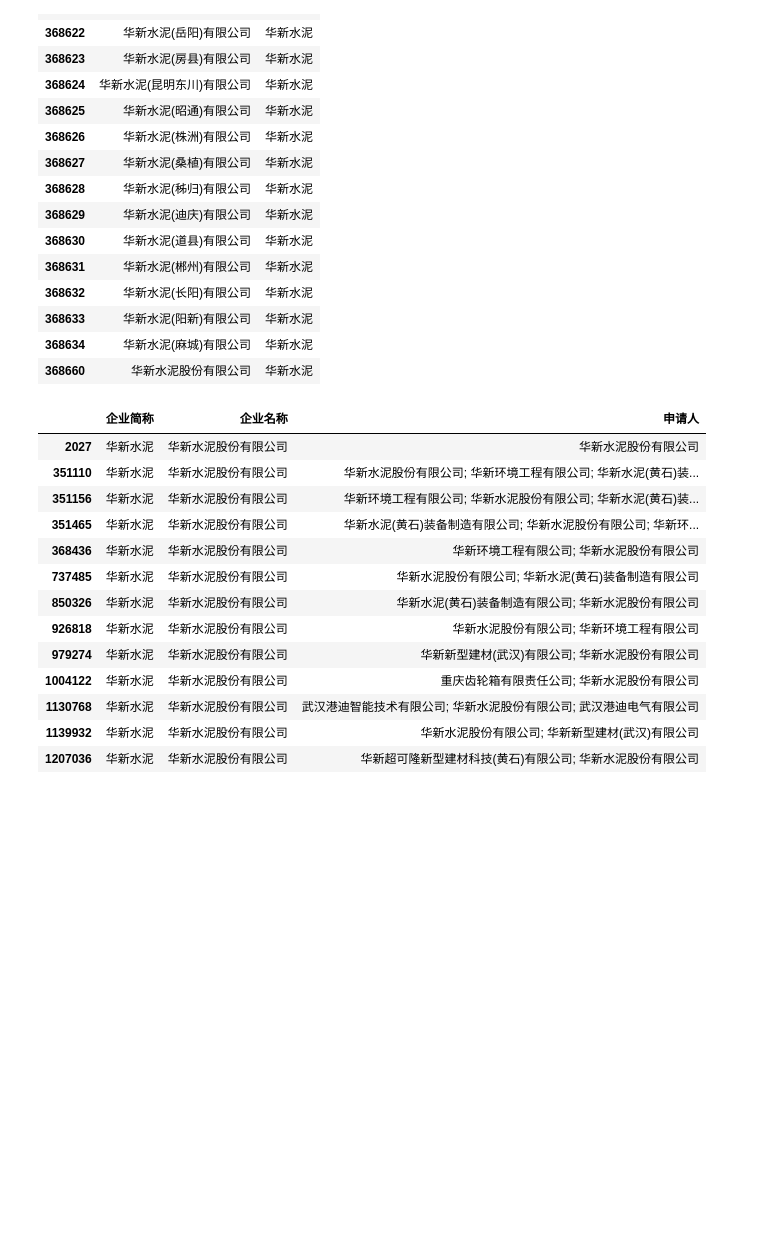
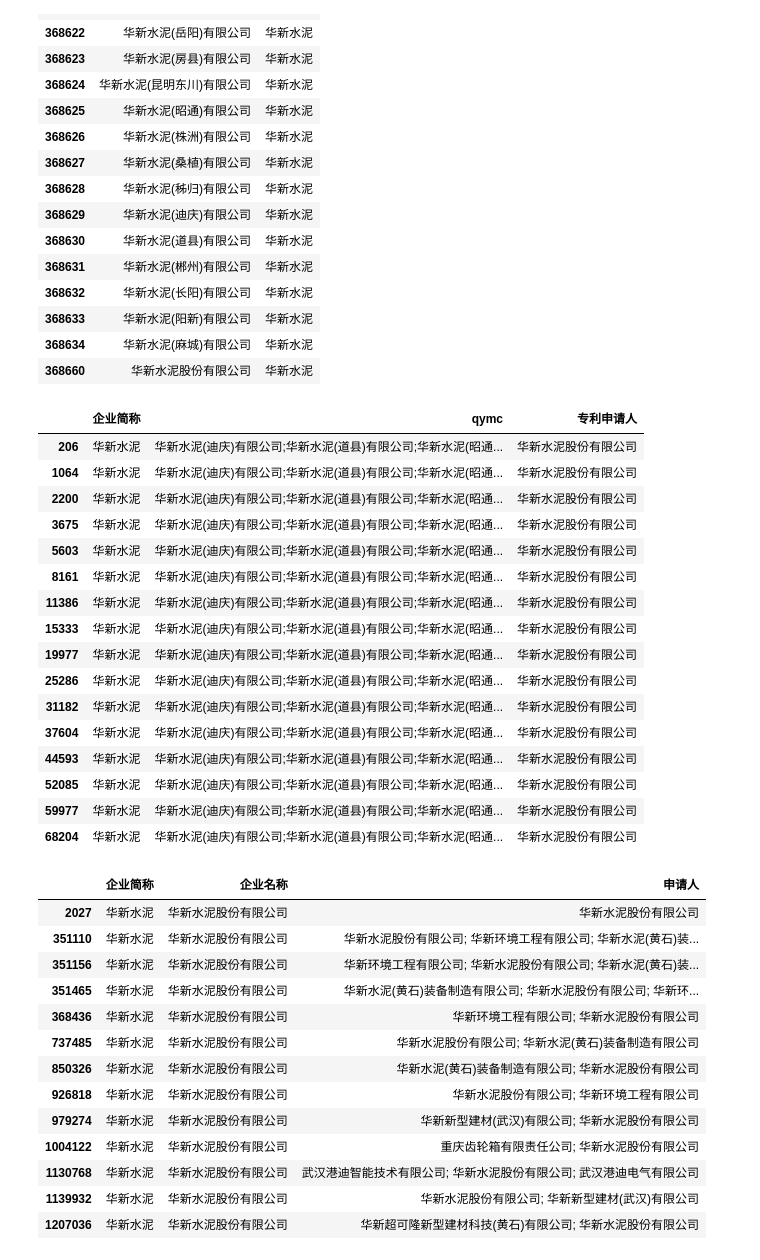
Before and after one commit to ideatechresearch/patent_invest, a Jupyter notebook: 税调与专利.ipynb, the cells around one changed output. Drawn from its saved outputs; the diff is of its cells as text; code cells hidden in the pictures; blank space fills up the shorter version.

```diff
--- a/税调与专利.ipynb
+++ b/税调与专利.ipynb
@@ -276,10 +274,10 @@ for year in range(2004,2019+1):
         co_metrics['知识宽度'] = process_ipc(filter_patent) # 累积量
         mask_years = filter_patent['申请年'].between(year - knowledge_year, year - 1)
         co_metrics['patent_width'] = process_ipc(filter_patent[mask_years])
-        co_metrics['tech_category']=  set(filter_patent.loc[mask_years,'技术大类'].dropna().to_list())
+        tech_category =  set(filter_patent.loc[mask_years,'技术大类'].dropna().to_list())
         past_citations = set(filter_patent.loc[mask_years, '引证专利_A'].explode().dropna())#.str.strip()
         past_patents = set(filter_patent.loc[filter_patent['申请年'] != year, '公开（公告）号'].dropna().str.strip())
-        co_metrics['existing_knowledge'] = past_patents | past_citations
+        existing_knowledge = past_patents | past_citations
 
         for m,n in tuple_list:
             suffix=f'{m,n}'
@@ -302,6 +300,9 @@ for year in range(2004,2019+1):
         if not filter_value.empty:
             co_metrics.update(calculate_metrics(filter_value))   # 计算指标
 
+            explorative_percentage = filter_value['引证专利_A'].apply(lambda x:len(set(x) & set(existing_knowledge)) / len(x) if (isinstance(x, list) and len(x)) else 0)
+            co_metrics['explorative'] = (explorative_percentage > 0.8).sum() / len(explorative_percentage)
+            co_metrics['jianjin_patent_num'] = filter_value['技术大类'].isin(tech_category).sum()
 
         year_res.append(co_metrics)
 
@@ -327,35 +315,8 @@ for year in range(2004,2019+1):
 # %%
-def match_explorative(row):
-    if not isinstance(row['引证专利_A'], list) or len(row['引证专利_A']) == 0:
-        return 0
-    # 提取该公司在同一年申请的 existing_knowledge
-    filter_value = df_res.loc[(df_res['企业简称'] == row['企业简称']) & (df_res['year'] == row['申请年']), 'existing_knowledge'].dropna()
-    if filter_value.empty:
-        return np.nan
-    # 计算引证专利与 existing_knowledge 的重合率
-    return len(set(row['引证专利_A']) & set(filter_value.values[0])) / len(row['引证专利_A'])#.iloc[0]
-
-def match_overlap(row):#patent_co.groupby(['Co', '申请年'])['tech_category']
-    filter_value=df_res.loc[(df_res['企业简称']==row['企业简称'])&(df_res['year'] == row.申请年),'tech_category'].dropna()
-    if not filter_value.empty and row['技术大类'] in filter_value.values[0]:
-        return 1
-    return 0
-
-def patent_width(row,knowledge_year=5):
-    filter_patent=patent_co[patent_co['申请年'].between(row.year - knowledge_year, row.year - 1)&(patent_co['企业简称'] == row['企业简称'])]
+def patent_width(row,year=5):
+    filter_patent=patent_co[patent_co['申请年'].between(row.year - year, row.year)&(patent_co['企业简称'] == row['企业简称'])]
     return process_ipc(filter_patent)
 
-patent_co['explorative_percentage'] = patent_co.apply(match_explorative, axis=1)
-patent_co['jianjin_patent']=patent_co.apply(match_overlap, axis=1)
-
-explorative_ratio = patent_co.groupby(['企业简称', '申请年'])['explorative_percentage'].apply(lambda x: (x > 0.8).sum() / len(x)).reset_index().rename(columns={'explorative_percentage': 'explorative'})
-jianjin_ratio =patent_co.groupby(['企业简称', '申请年'])['jianjin_patent'].sum().reset_index().rename(columns={'jianjin_patent': 'jianjin_patent_num'})
-
-df_res = df_res.merge(explorative_ratio, left_on=['企业简称', 'year'], right_on=['企业简称', '申请年'], how='left')
-df_res = df_res.merge(jianjin_ratio, left_on=['企业简称', 'year'], right_on=['企业简称', '申请年'], how='left')
-df_res['existing_knowledge']=df_res['existing_knowledge'].dropna().map(lambda x:';'.join(sorted(x)))
-df_res['tech_category']=df_res['tech_category'].dropna().map(lambda x:';'.join(sorted(x)))
-# df_res['patent_width']=df_res.apply(patent_width, axis=1)
-
+#df_res['patent_width']=df_res.apply(patent_width, axis=1)
 df_res
 # %% [output]
@@ -437,6 +432,26 @@ qymc_gx_co[qymc_gx_co.企业简称=='华新水泥']
 | 368633 | 华新水泥(阳新)有限公司 | 华新水泥 |
 | 368634 | 华新水泥(麻城)有限公司 | 华新水泥 |
 | 368660 | 华新水泥股份有限公司 | 华新水泥 |
+# %%
+df_res.loc[df_res['企业简称']=='华新水泥',['企业简称','qymc','专利申请人']]
+# %% [output]
+|  | 企业简称 | qymc | 专利申请人 |
+| 206 | 华新水泥 | 华新水泥(迪庆)有限公司;华新水泥(道县)有限公司;华新水泥(昭通... | 华新水泥股份有限公司 |
+| 1064 | 华新水泥 | 华新水泥(迪庆)有限公司;华新水泥(道县)有限公司;华新水泥(昭通... | 华新水泥股份有限公司 |
+| 2200 | 华新水泥 | 华新水泥(迪庆)有限公司;华新水泥(道县)有限公司;华新水泥(昭通... | 华新水泥股份有限公司 |
+| 3675 | 华新水泥 | 华新水泥(迪庆)有限公司;华新水泥(道县)有限公司;华新水泥(昭通... | 华新水泥股份有限公司 |
+| 5603 | 华新水泥 | 华新水泥(迪庆)有限公司;华新水泥(道县)有限公司;华新水泥(昭通... | 华新水泥股份有限公司 |
+| 8161 | 华新水泥 | 华新水泥(迪庆)有限公司;华新水泥(道县)有限公司;华新水泥(昭通... | 华新水泥股份有限公司 |
+| 11386 | 华新水泥 | 华新水泥(迪庆)有限公司;华新水泥(道县)有限公司;华新水泥(昭通... | 华新水泥股份有限公司 |
+| 15333 | 华新水泥 | 华新水泥(迪庆)有限公司;华新水泥(道县)有限公司;华新水泥(昭通... | 华新水泥股份有限公司 |
+| 19977 | 华新水泥 | 华新水泥(迪庆)有限公司;华新水泥(道县)有限公司;华新水泥(昭通... | 华新水泥股份有限公司 |
+| 25286 | 华新水泥 | 华新水泥(迪庆)有限公司;华新水泥(道县)有限公司;华新水泥(昭通... | 华新水泥股份有限公司 |
+| 31182 | 华新水泥 | 华新水泥(迪庆)有限公司;华新水泥(道县)有限公司;华新水泥(昭通... | 华新水泥股份有限公司 |
+| 37604 | 华新水泥 | 华新水泥(迪庆)有限公司;华新水泥(道县)有限公司;华新水泥(昭通... | 华新水泥股份有限公司 |
+| 44593 | 华新水泥 | 华新水泥(迪庆)有限公司;华新水泥(道县)有限公司;华新水泥(昭通... | 华新水泥股份有限公司 |
+| 52085 | 华新水泥 | 华新水泥(迪庆)有限公司;华新水泥(道县)有限公司;华新水泥(昭通... | 华新水泥股份有限公司 |
+| 59977 | 华新水泥 | 华新水泥(迪庆)有限公司;华新水泥(道县)有限公司;华新水泥(昭通... | 华新水泥股份有限公司 |
+| 68204 | 华新水泥 | 华新水泥(迪庆)有限公司;华新水泥(道县)有限公司;华新水泥(昭通... | 华新水泥股份有限公司 |
 # %%
 patent_co.loc[patent_co.企业简称=='华新水泥',['企业简称','企业名称','申请人']].drop_duplicates()
 # %% [output]
```
Also changed, not shown: parts of 11 cells of this notebook.
